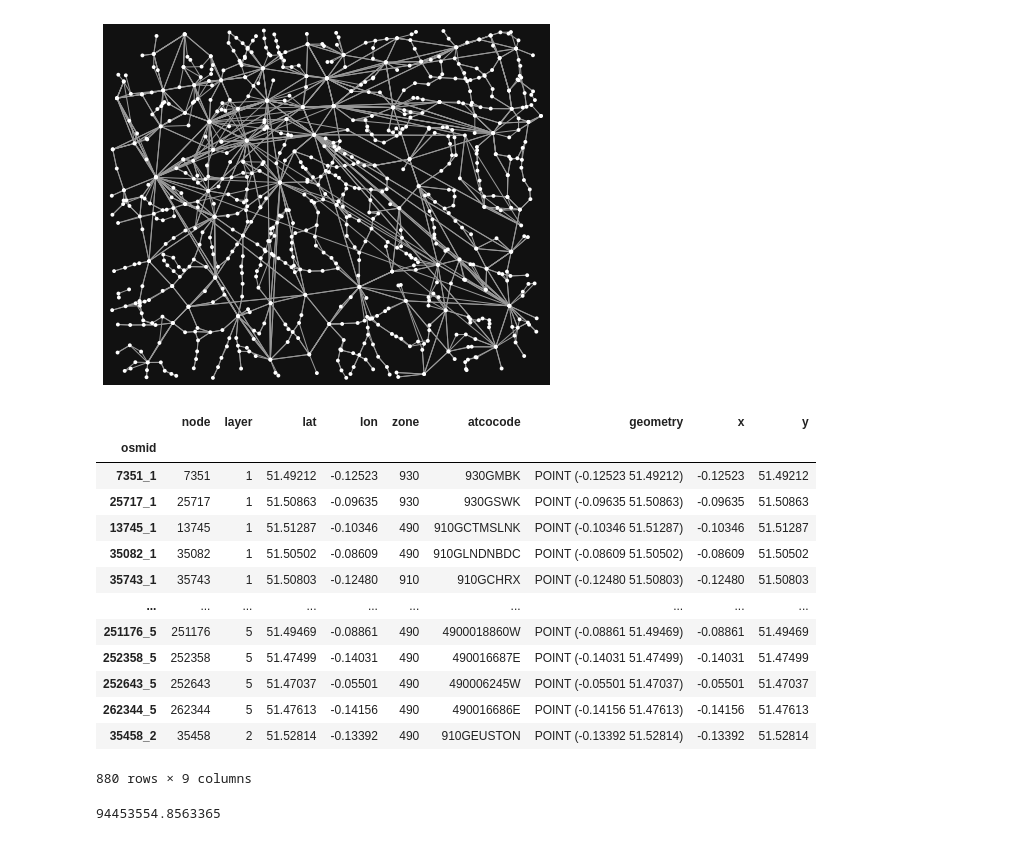
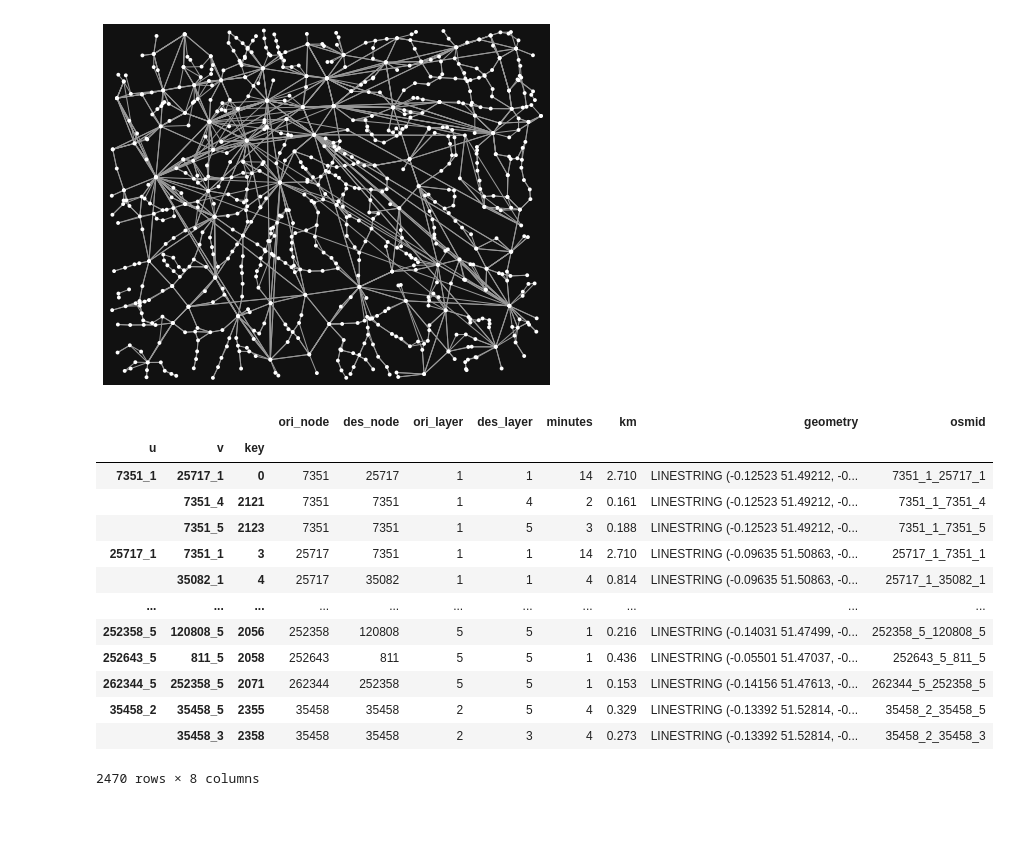
Before and after one commit to Alfred-Mountfield/outbreak-sim, a Jupyter notebook: python/synthetic_population/routing.ipynb, the cells around one changed output. Drawn from its saved outputs; the diff is of its cells as text; code cells hidden in the pictures.

Commit message:
More spike on workplace allocation, new pseudo-code, and utilising networkx

```diff
--- a/python/synthetic_population/routing.ipynb
+++ b/python/synthetic_population/routing.ipynb
@@ -74,6 +87,6 @@ del fig, ax
 nodes['osmid'] = nodes['node'].astype(str) + '_' + nodes['layer'].astype(str)
 nodes['x'] = nodes.geometry.x
 nodes['y'] = nodes.geometry.y
-nodes.set_index('osmid', verify_integrity=True, inplace=True)
+nodes.set_index('osmid', verify_integrity=True, inplace=True, drop=False) # keep the column as osmnx needs it (as well as it being the index of the DF)
 nodes
 # %% [output]
@@ -95,6 +108,7 @@ nodes
 edges['u'] = edges['ori_node'].astype(str) + '_' + edges['ori_layer'].astype(str)
 edges['v'] = edges['des_node'].astype(str) + '_' + edges['des_layer'].astype(str)
 edges['key'] = edges.reset_index()['index']
+edges['osmid'] = edges['u'].astype(str) + '_' + edges['v'].astype(str)
 edges.set_index(['u', 'v', 'key'], inplace=True)
 edges = edges.set_crs("EPSG:4326")
 edges
@@ -131,19 +135,19 @@ fig, ax = osmnx.plot_graph(graph)
 # %% [output]
 [figure]
 # %%
-osmnx.utils_graph.graph_to_gdfs(graph, node_geometry=False, edges=False)
+osmnx.utils_graph.graph_to_gdfs(graph, nodes=False)
 # %% [output]
-|  | node | layer | lat | lon | zone | atcocode | geometry | x | y |
-| osmid |  |  |  |  |  |  |  |  |  |
-| 7351_1 | 7351 | 1 | 51.49212 | -0.12523 | 930 | 930GMBK | POINT (-0.12523 51.49212) | -0.12523 | 51.49212 |
-| 25717_1 | 25717 | 1 | 51.50863 | -0.09635 | 930 | 930GSWK | POINT (-0.09635 51.50863) | -0.09635 | 51.50863 |
-| 13745_1 | 13745 | 1 | 51.51287 | -0.10346 | 490 | 910GCTMSLNK | POINT (-0.10346 51.51287) | -0.10346 | 51.51287 |
-| 35082_1 | 35082 | 1 | 51.50502 | -0.08609 | 490 | 910GLNDNBDC | POINT (-0.08609 51.50502) | -0.08609 | 51.50502 |
-| 35743_1 | 35743 | 1 | 51.50803 | -0.12480 | 910 | 910GCHRX | POINT (-0.12480 51.50803) | -0.12480 | 51.50803 |
-| ... | ... | ... | ... | ... | ... | ... | ... | ... | ... |
-| 251176_5 | 251176 | 5 | 51.49469 | -0.08861 | 490 | 4900018860W | POINT (-0.08861 51.49469) | -0.08861 | 51.49469 |
-| 252358_5 | 252358 | 5 | 51.47499 | -0.14031 | 490 | 490016687E | POINT (-0.14031 51.47499) | -0.14031 | 51.47499 |
-| 252643_5 | 252643 | 5 | 51.47037 | -0.05501 | 490 | 490006245W | POINT (-0.05501 51.47037) | -0.05501 | 51.47037 |
-| 262344_5 | 262344 | 5 | 51.47613 | -0.14156 | 490 | 490016686E | POINT (-0.14156 51.47613) | -0.14156 | 51.47613 |
-| 35458_2 | 35458 | 2 | 51.52814 | -0.13392 | 490 | 910GEUSTON | POINT (-0.13392 51.52814) | -0.13392 | 51.52814 |
+|  |  |  | ori_node | des_node | ori_layer | des_layer | minutes | km | geometry | osmid |
+| u | v | key |  |  |  |  |  |  |  |  |
+| 7351_1 | 25717_1 | 0 | 7351 | 25717 | 1 | 1 | 14 | 2.710 | LINESTRING (-0.12523 51.49212, -0... | 7351_1_25717_1 |
+|  | 7351_4 | 2121 | 7351 | 7351 | 1 | 4 | 2 | 0.161 | LINESTRING (-0.12523 51.49212, -0... | 7351_1_7351_4 |
+|  | 7351_5 | 2123 | 7351 | 7351 | 1 | 5 | 3 | 0.188 | LINESTRING (-0.12523 51.49212, -0... | 7351_1_7351_5 |
+| 25717_1 | 7351_1 | 3 | 25717 | 7351 | 1 | 1 | 14 | 2.710 | LINESTRING (-0.09635 51.50863, -0... | 25717_1_7351_1 |
+|  | 35082_1 | 4 | 25717 | 35082 | 1 | 1 | 4 | 0.814 | LINESTRING (-0.09635 51.50863, -0... | 25717_1_35082_1 |
+| ... | ... | ... | ... | ... | ... | ... | ... | ... | ... | ... |
+| 252358_5 | 120808_5 | 2056 | 252358 | 120808 | 5 | 5 | 1 | 0.216 | LINESTRING (-0.14031 51.47499, -0... | 252358_5_120808_5 |
+| 252643_5 | 811_5 | 2058 | 252643 | 811 | 5 | 5 | 1 | 0.436 | LINESTRING (-0.05501 51.47037, -0... | 252643_5_811_5 |
+| 262344_5 | 252358_5 | 2071 | 262344 | 252358 | 5 | 5 | 1 | 0.153 | LINESTRING (-0.14156 51.47613, -0... | 262344_5_252358_5 |
+| 35458_2 | 35458_5 | 2355 | 35458 | 35458 | 2 | 5 | 4 | 0.329 | LINESTRING (-0.13392 51.52814, -0... | 35458_2_35458_5 |
+|  | 35458_3 | 2358 | 35458 | 35458 | 2 | 3 | 4 | 0.273 | LINESTRING (-0.13392 51.52814, -0... | 35458_2_35458_3 |
-880 rows × 9 columns
+2470 rows × 8 columns
@@ -155,8 +153,0 @@ del tmp_nodes
-# %%
-# what sized area does our network cover in square meters?
-graph_proj = osmnx.project_graph(graph)
-nodes_proj = osmnx.graph_to_gdfs(graph_proj, edges=False)
-graph_area_m = nodes_proj.unary_union.convex_hull.area
-graph_area_m
-# %% [output]
-94453554.8563365
```
Also changed, not shown: parts of 22 cells of this notebook, 1 other file.
